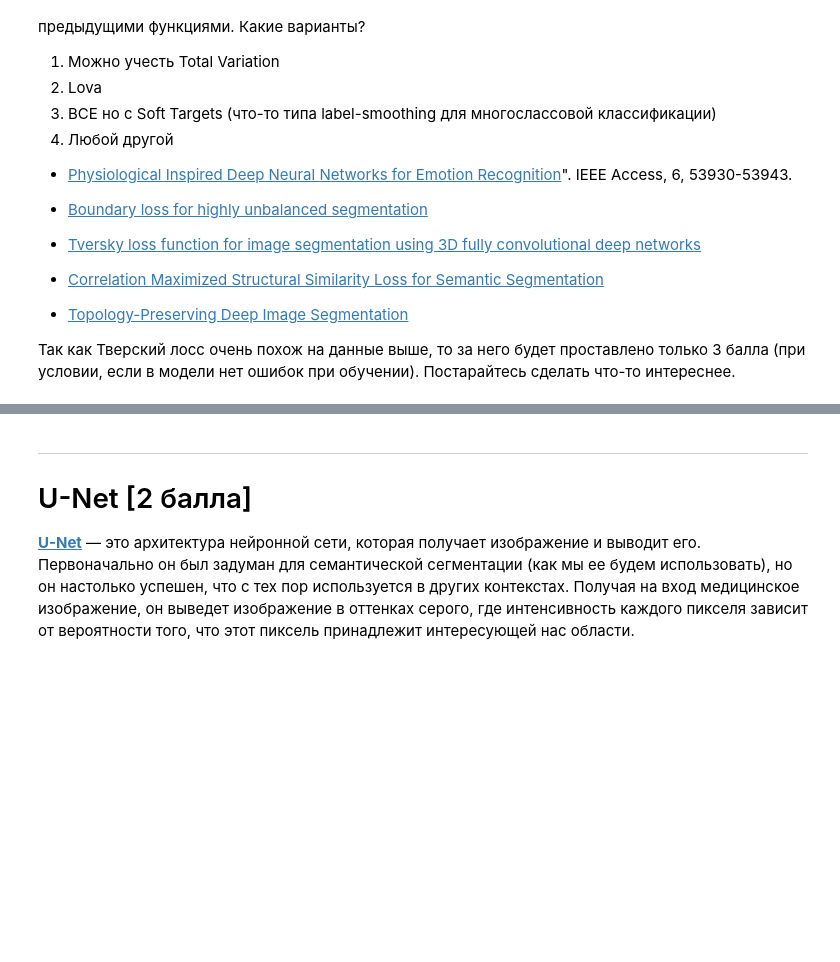
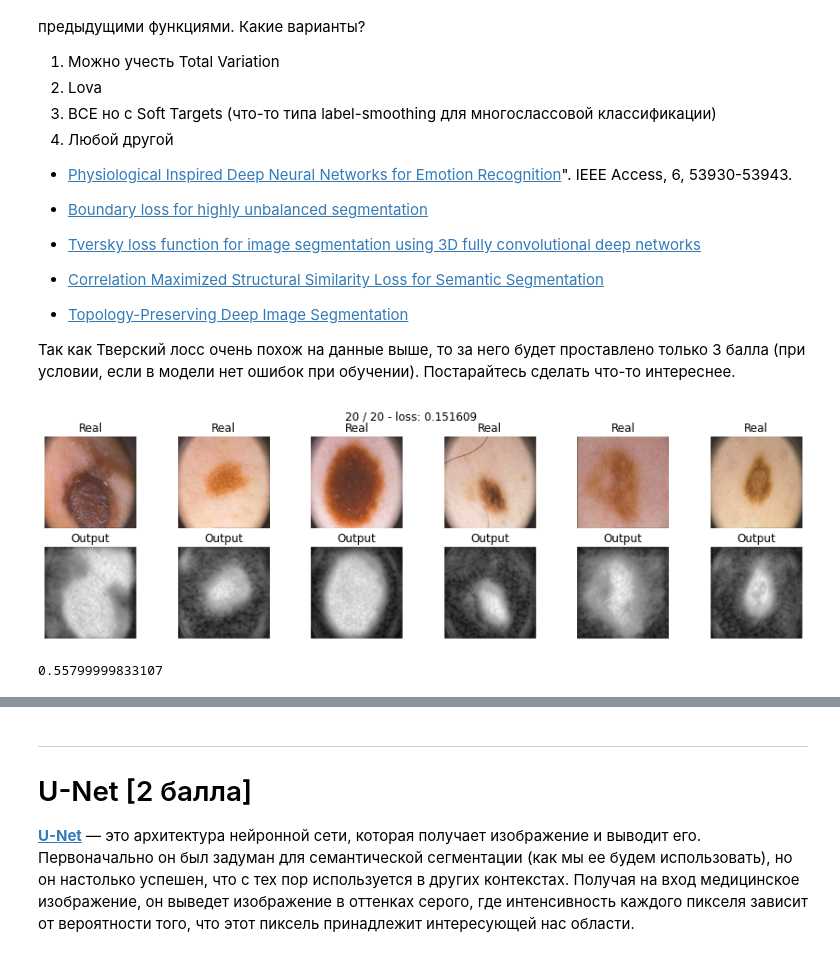
Before and after one commit to protaxY/DLS, a Jupyter notebook: [hw]semantic_segmentation.ipynb, the cells around one changed output, grey strips where cells are left out. Drawn from its saved outputs; the diff is of its cells as text; code cells hidden in the pictures; blank space fills up the shorter version.

```diff
--- a/[hw]semantic_segmentation.ipynb
+++ b/[hw]semantic_segmentation.ipynb
@@ -589,0 +606,12 @@ plt.show()
+# %%
+model_ssim = SegNet().to(device)
+
+max_epochs = 20
+optimaizer = torch.optim.Adam(model_ssim.parameters())
+train_loss_history, val_loss_history = train(model_ssim, optimaizer, bce_loss, max_epochs, data_tr, data_val)
+# %% [output]
+[figure, added]
+# %%
+score_model(model_ssim, iou_pytorch, data_val)
+# %% [output]
+0.55799999833107
```
Also changed, not shown: parts of 6 cells of this notebook.
